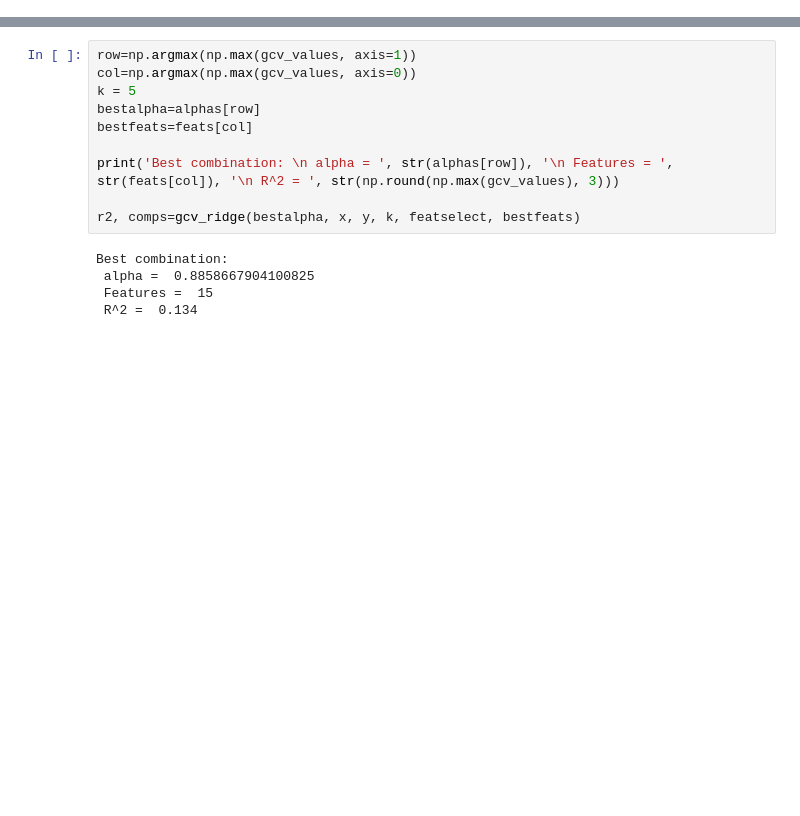
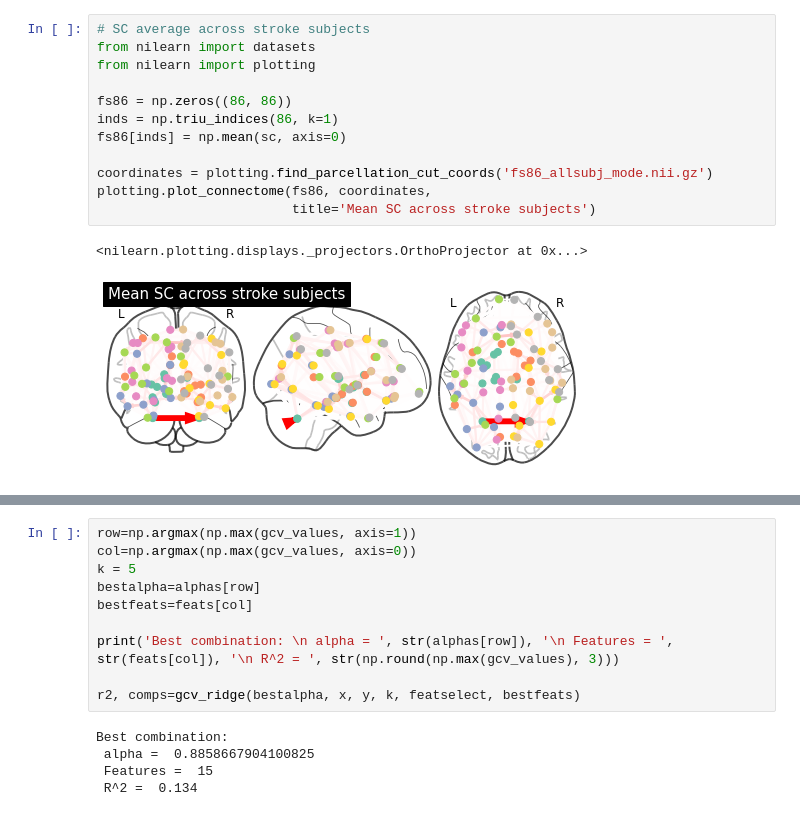
Before and after one commit to emilyolafson/cognition_nemo, a Jupyter notebook: iowa_SC_FC_cognition.ipynb, the cells around one changed output, grey strips where cells are left out. Cells and saved outputs as stored; diff of their text form; blank space fills up the shorter version.

```diff
--- a/iowa_SC_FC_cognition.ipynb
+++ b/iowa_SC_FC_cognition.ipynb
@@ -355,0 +481,15 @@ def gridsearch_cv(k, x, y, featselect):
+# %%
+# SC average across stroke subjects
+from nilearn import datasets
+from nilearn import plotting
+
+fs86 = np.zeros((86, 86))
+inds = np.triu_indices(86, k=1)
+fs86[inds] = np.mean(sc, axis=0)
+
+coordinates = plotting.find_parcellation_cut_coords('fs86_allsubj_mode.nii.gz')
+plotting.plot_connectome(fs86, coordinates,
+                         title='Mean SC across stroke subjects')
+# %% [output]
+<nilearn.plotting.displays._projectors.OrthoProjector at 0x...>
+[figure, added]
```
Also changed, not shown: parts of 26 cells of this notebook, 3 other files.
